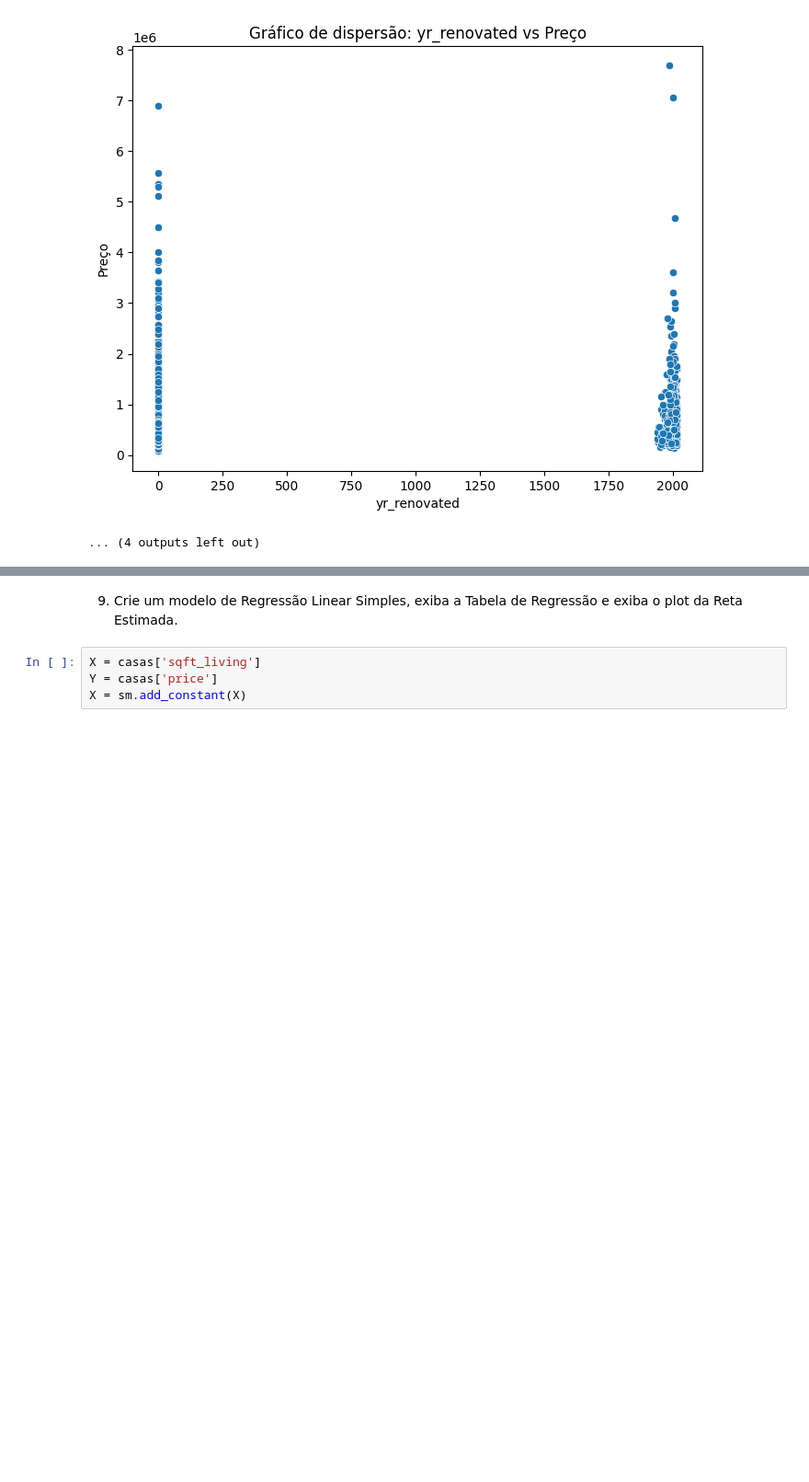
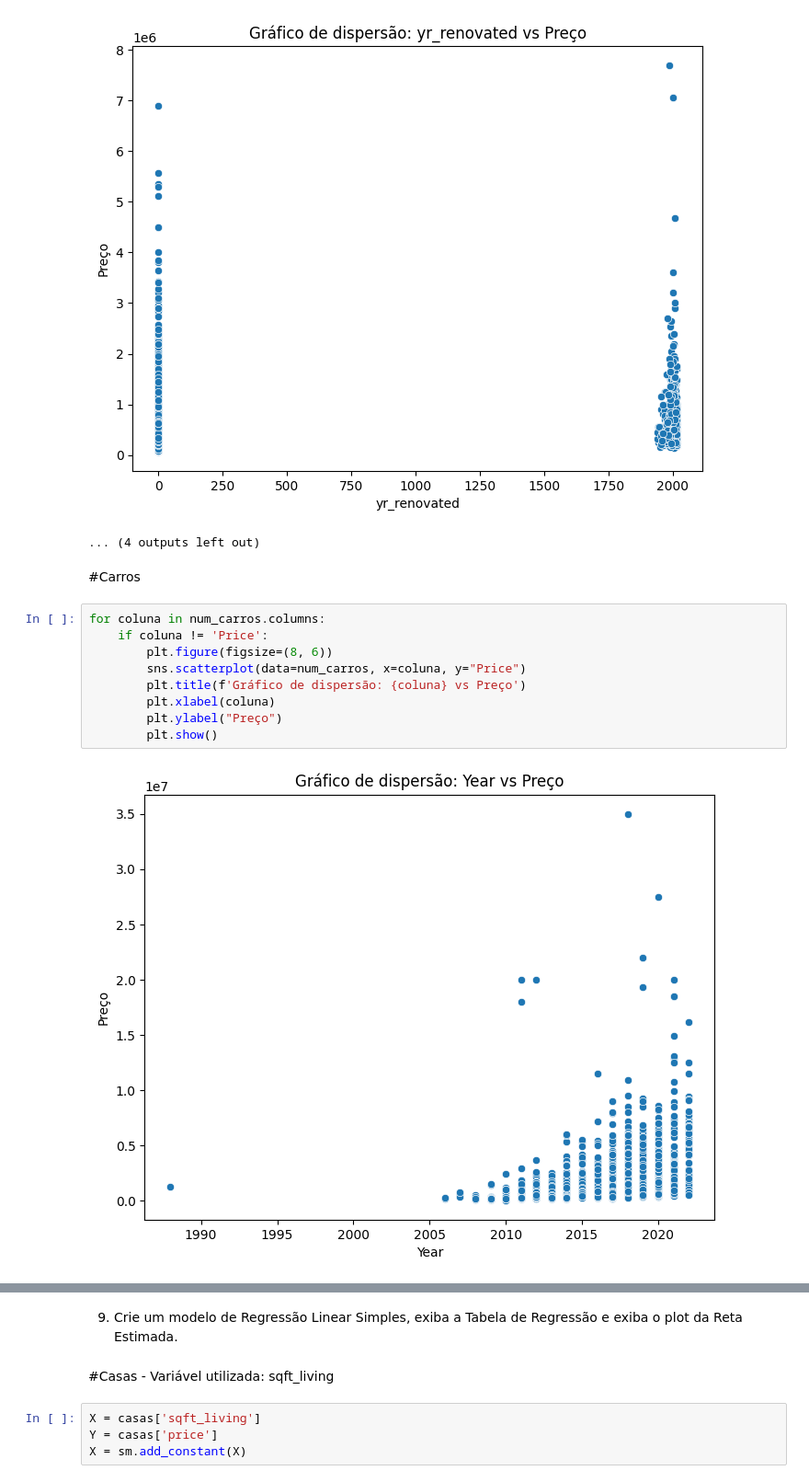
Before and after one commit to HannaCJ/WoMakersCode, a Jupyter notebook: Correlacao_e_regrecao.ipynb, the cells around one changed output, grey strips where cells are left out. Shown at 92% size. Saved outputs shown, nothing was run; the diff lists cells and outputs as text; blank space fills up the shorter version.

```diff
--- a/Correlacao_e_regrecao.ipynb
+++ b/Correlacao_e_regrecao.ipynb
@@ -337,3 +370,16 @@ for coluna in num_casas.columns:
 [figure]
 [figure]
 ... (4 outputs left out)
+# %% [markdown]
+#Carros
+# %%
+for coluna in num_carros.columns:
+    if coluna != 'Price':
+        plt.figure(figsize=(8, 6))
+        sns.scatterplot(data=num_carros, x=coluna, y="Price")
+        plt.title(f'Gráfico de dispersão: {coluna} vs Preço')
+        plt.xlabel(coluna)
+        plt.ylabel("Preço")
+        plt.show()
+# %% [output]
+[figure, added]
@@ -340,6 +392,8 @@ for coluna in num_casas.columns:
 # %% [markdown]
 9. Crie um modelo de Regressão Linear Simples, exiba a Tabela de
 Regressão e exiba o plot da Reta Estimada.
+# %% [markdown]
+#Casas - Variável utilizada: sqft_living
 # %%
 X = casas['sqft_living']
 Y = casas['price']
```
Also changed, not shown: parts of 36 cells of this notebook, 2 other files.
